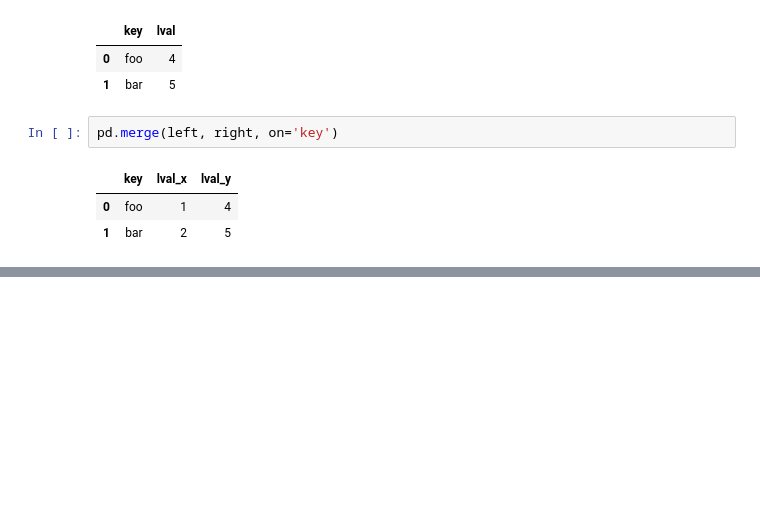
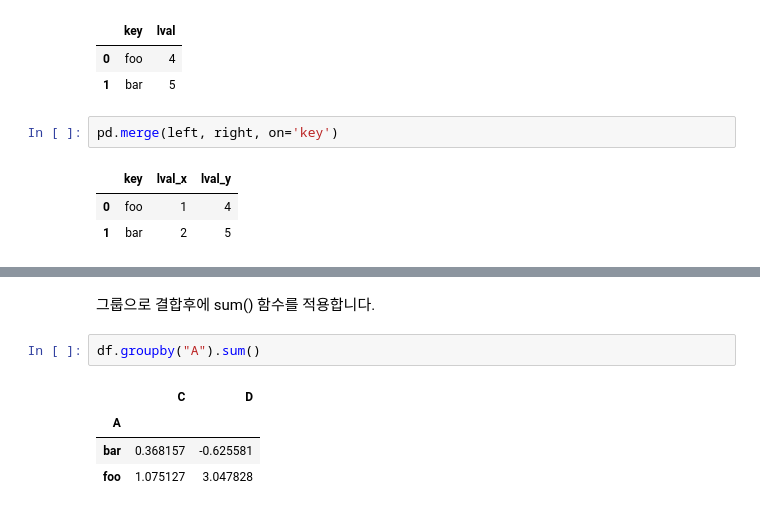
Before and after one commit to HwangHanJae/DataScience_Basic_Tect, a Jupyter notebook: pandas_10minutes_tutorial.ipynb, the cells around one changed output, grey strips where cells are left out. Cells and saved outputs as stored; diff of their text form; blank space fills up the shorter version.

```diff
--- a/pandas_10minutes_tutorial.ipynb
+++ b/pandas_10minutes_tutorial.ipynb
@@ -762,0 +790,9 @@ pd.merge(left, right, on='key')
+# %% [markdown]
+그룹으로 결합후에 sum() 함수를 적용합니다.
+# %%
+df.groupby("A").sum()
+# %% [output]
+|  | C | D |
+| A |  |  |
+| bar | 0.368157 | -0.625581 |
+| foo | 1.075127 | 3.047828 |
```
Also changed, not shown: parts of 54 cells of this notebook.
